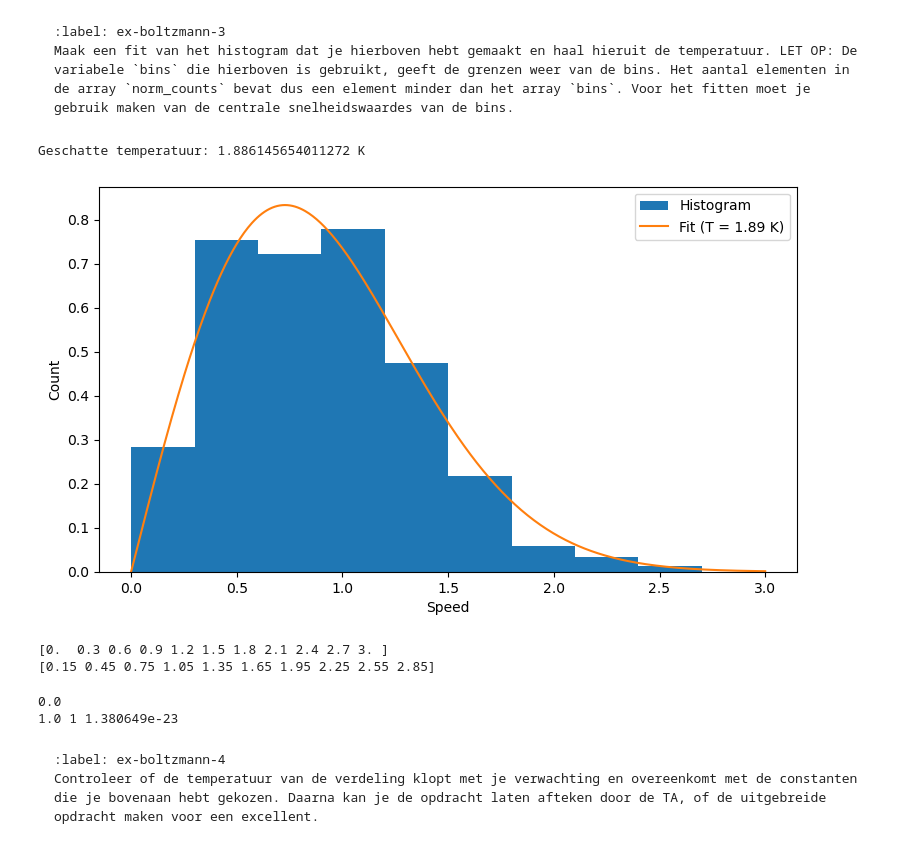
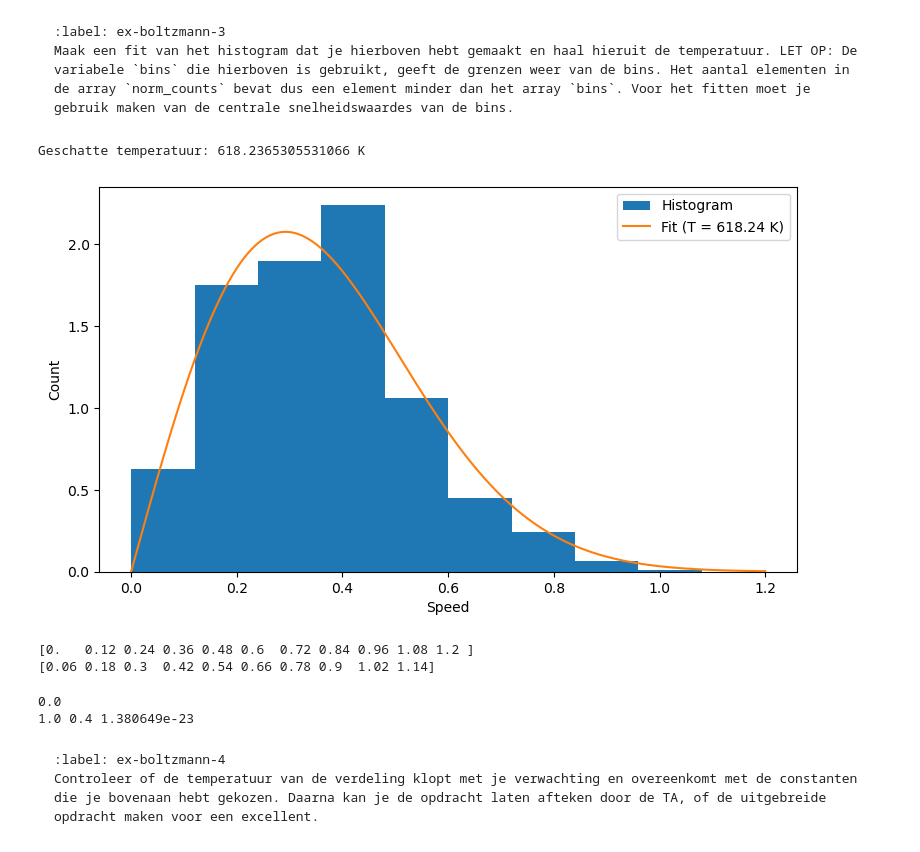
Before and after one commit to IshaSchneiders/69, a Jupyter notebook: Content/PySim/6_boltzmann.ipynb, the cells around one changed output. Drawn from its saved outputs; the diff is of its cells as text; code cells hidden in the pictures.

````diff
--- a/Content/PySim/6_boltzmann.ipynb
+++ b/Content/PySim/6_boltzmann.ipynb
@@ -25,9 +25,9 @@ from scipy.optimize import curve_fit
 
 BOX_SIZE_0 = 10         # Hoogte en breedte startvolume (in nm)
 N = 40                 # Aantal deeltjes
-V_0 = 1            # Startsnelheid van deeltjes (nm/Gs)
+V_0 = 0.4            # Startsnelheid van deeltjes (nm/s)
 RADIUS = 0.3           # Straal van moleculen (nm)
-DT =  .1*(RADIUS/V_0)     # Tijdstap om geen botsing te missen (Gs)
+DT =  .1*(RADIUS/V_0)     # Tijdstap om geen botsing te missen (s)
 
 #your code/answer
 print(DT)
@@ -364,45 +364,45 @@ Maak een fit van het histogram dat je hierboven hebt gemaakt en haal hieruit de
 bin_centers = (0.5 * (bins[:-1] + bins[1:]))
 
 
 m = p.m
 k = 1.380649e-23
 
 #Formule definiëren
 def f_2D(v, a):
     return (a*v)*np.exp(-.5*a*v**2)
 
 # Fit uitvoeren
 popt, pcov = curve_fit(f_2D, bin_centers, norm_counts)
-T_fit = popt[0]
+T_fit = m/(popt[0]*k)*10**(-19)
 
 print("Geschatte temperatuur:", T_fit, "K")
 
 #Fit-curve plotten
 v_plot = np.linspace(0, 3*V_0, 500)
-fit_curve = f_2D(v_plot, T_fit)
+fit_curve = f_2D(v_plot, popt[0])
 
 plt.figure(figsize=(9,5))
 plt.stairs(norm_counts, bins, fill=True, label="Histogram")
 plt.plot(v_plot, fit_curve, label=f"Fit (T = {T_fit:.2f} K)")
 
 plt.xlabel("Speed")
 plt.ylabel("Count")
 plt.legend()
 plt.show()
 
 print(bins)
 print(bin_centers)
 # %% [output]
-Geschatte temperatuur: 1.886145654011272 K
+Geschatte temperatuur: 618.2365305531066 K
-[figure, old version]
+[figure, new version]
-[0.  0.3 0.6 0.9 1.2 1.5 1.8 2.1 2.4 2.7 3. ]
-[0.15 0.45 0.75 1.05 1.35 1.65 1.95 2.25 2.55 2.85]
+[0.   0.12 0.24 0.36 0.48 0.6  0.72 0.84 0.96 1.08 1.2 ]
+[0.06 0.18 0.3  0.42 0.54 0.66 0.78 0.9  1.02 1.14]
 # %%
 print(np.exp((-m*V_0**2)/(2*k*300)))
 print(m,V_0,k)
 # %% [output]
 0.0
-1.0 1 1.380649e-23
+1.0 0.4 1.380649e-23
 # %% [markdown]
 ```{exercise}
 :label: ex-boltzmann-4
````
Also changed, not shown: parts of 5 cells of this notebook.
